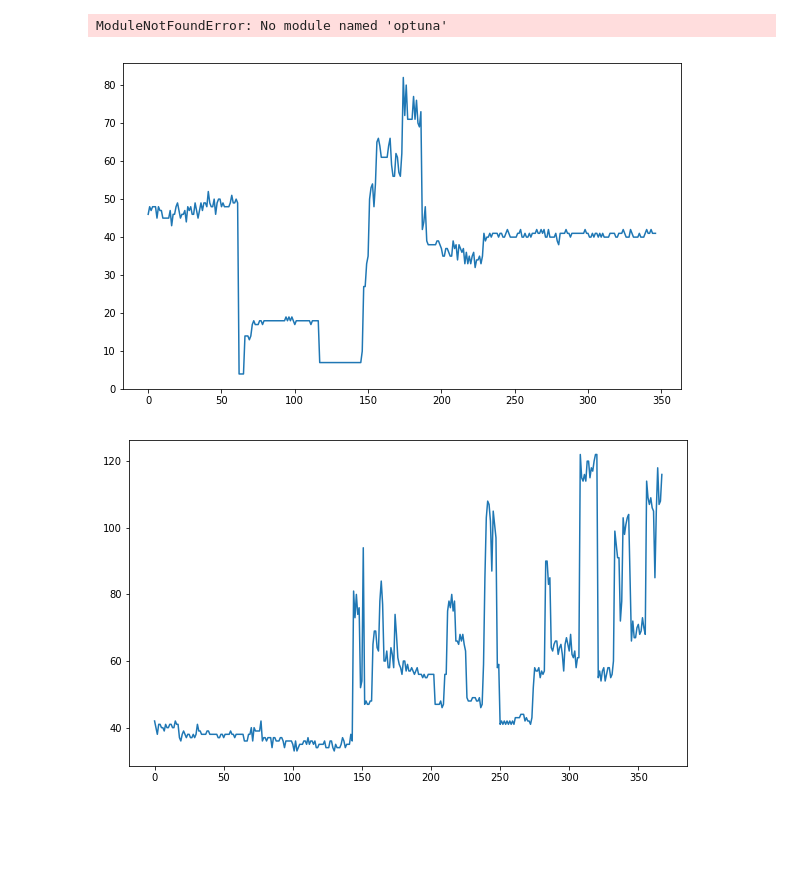
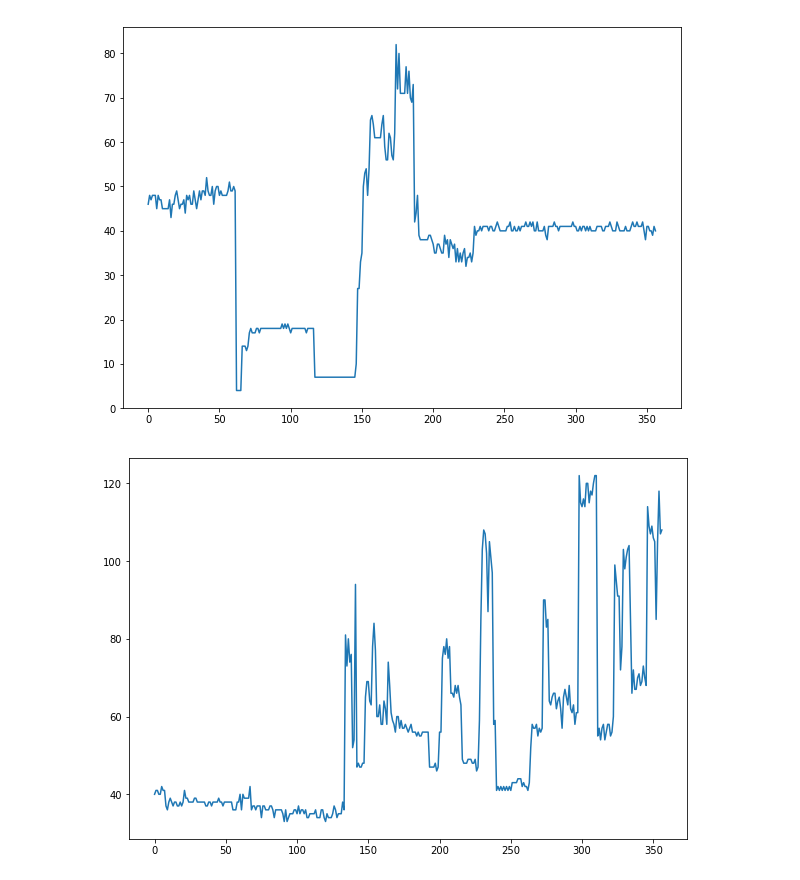
Before and after one commit to A101110/models, a Jupyter notebook: Pred_for_single_value.ipynb, the cells around one changed output. Saved outputs shown, nothing was run; the diff lists cells and outputs as text; code cells hidden in the pictures; blank space fills up the shorter version.

```diff
--- a/Pred_for_single_value.ipynb
+++ b/Pred_for_single_value.ipynb
@@ -10,7 +10,7 @@ from sklearn import svm
 import datetime
 import pylab
 from pylab import rcParams
-rcParams['figure.figsize'] = 10, 6
+rcParams['figure.figsize'] = 10, 7
 
 import statsmodels.api as sm
 
@@ -21,32 +21,30 @@ from statsmodels.tsa.stattools import adfuller
 from statsmodels.tsa import arima_model
 from statsmodels.tsa.stattools import acf, pacf
 from statsmodels.graphics.tsaplots import plot_acf, plot_pacf
-# %% [output]
-ModuleNotFoundError: No module named 'optuna'
 # %%
 wb1 = openpyxl.load_workbook(r"data_sheets\11111111111111.xlsx")
 sheet = wb1['Отчет']
 # %%
 start = datetime.datetime.now()
 timer = []
 batch_train = []
 batch_test = []
 n = 18
-border = 366
+border = 376
 num = 734
 for i in range (1, border-n):
     timer.append(sheet.cell(row = i+n, column = 1).value)
     batch_train.append(float(sheet.cell(row = i+n, column = 7).value))
-for j in range (border-n, num-n):
+for j in range (border-n, num-n-1):
     timer.append(sheet.cell(row = j+n, column = 1).value)
     batch_test.append(float(sheet.cell(row = j+n, column = 7).value))
 plt.plot(batch_train)
 plt.show()
 plt.plot(batch_test)
 plt.show()
 # %% [output]
-[figure, old version]
+[figure, new version]
-[figure, old version]
+[figure, new version]
 # %%
 df1 =  pd.DataFrame(columns = ["flow1"])
 df1.flow1 = batch_test
```
Also changed, not shown: parts of 3 cells of this notebook.
